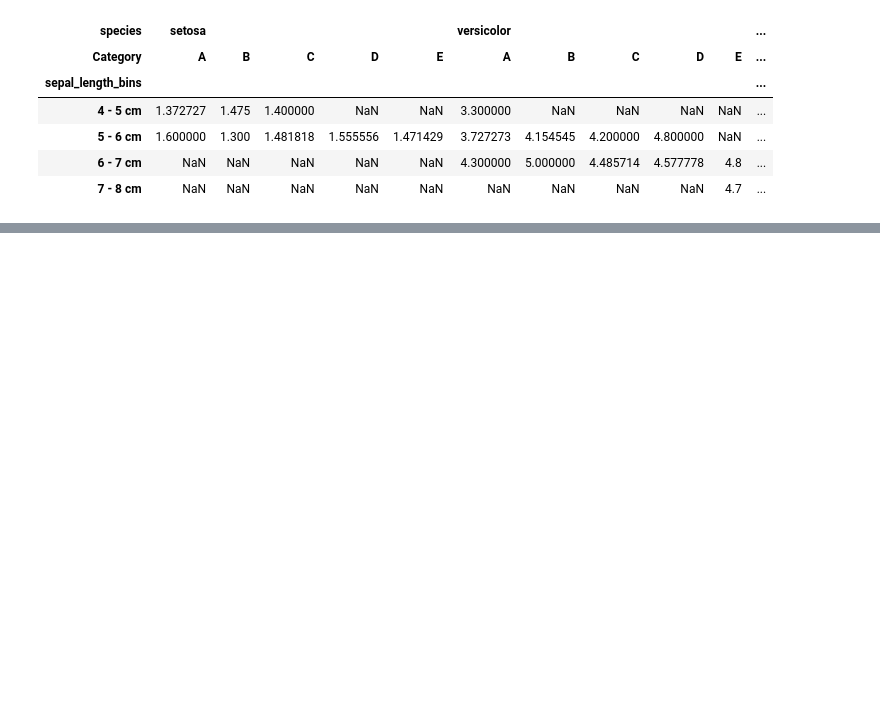
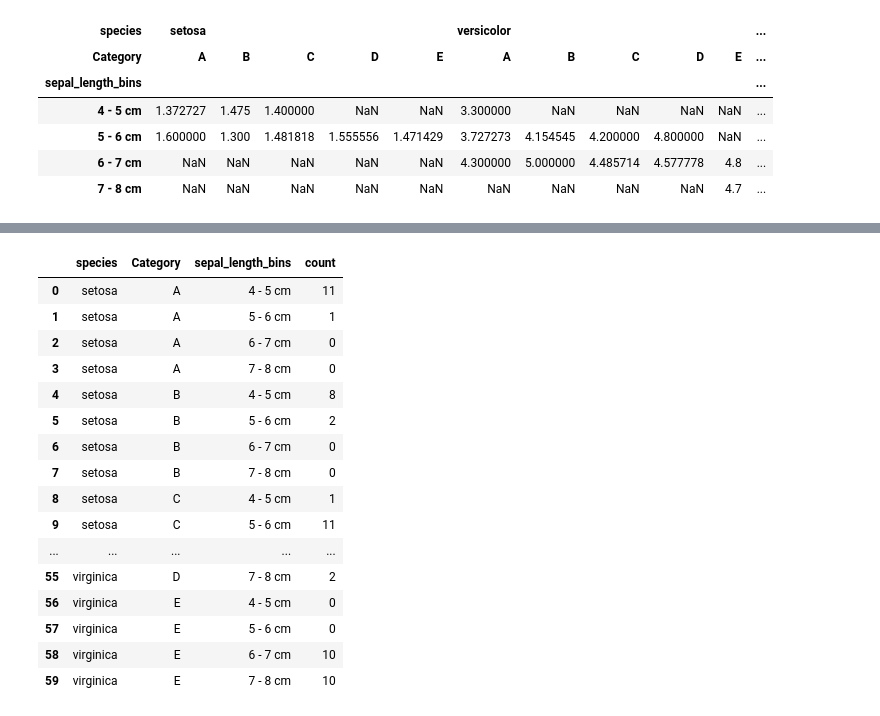
Before and after one commit to hejie2014/line_yanhua, a Jupyter notebook: Book1_Ch23_Python_Codes/Bk1_Ch23_01.ipynb, the cells around one changed output, grey strips where cells are left out. Cells and saved outputs as stored; diff of their text form; code cells hidden in the pictures; blank space fills up the shorter version.

```diff
--- a/Book1_Ch23_Python_Codes/Bk1_Ch23_01.ipynb
+++ b/Book1_Ch23_Python_Codes/Bk1_Ch23_01.ipynb
@@ -984,5 +1436,25 @@ count_matrix = pd.crosstab(index = [df.species, df.Category],
 
 count_matrix = count_matrix.stack().reset_index()
 count_matrix.rename(columns = {0:'count'}, inplace = True)
-count_matrix = count_matrix[count_matrix['count'] != 0]
+count_matrix_2 = count_matrix[count_matrix['count'] != 0]
 # 删除 'count' 列值为0的行
+# %%
+count_matrix
+# %% [output]
+|  | species | Category | sepal_length_bins | count |
+| 0 | setosa | A | 4 - 5 cm | 11 |
+| 1 | setosa | A | 5 - 6 cm | 1 |
+| 2 | setosa | A | 6 - 7 cm | 0 |
+| 3 | setosa | A | 7 - 8 cm | 0 |
+| 4 | setosa | B | 4 - 5 cm | 8 |
+| 5 | setosa | B | 5 - 6 cm | 2 |
+| 6 | setosa | B | 6 - 7 cm | 0 |
+| 7 | setosa | B | 7 - 8 cm | 0 |
+| 8 | setosa | C | 4 - 5 cm | 1 |
+| 9 | setosa | C | 5 - 6 cm | 11 |
+| ... | ... | ... | ... | ... |
+| 55 | virginica | D | 7 - 8 cm | 2 |
+| 56 | virginica | E | 4 - 5 cm | 0 |
+| 57 | virginica | E | 5 - 6 cm | 0 |
+| 58 | virginica | E | 6 - 7 cm | 10 |
+| 59 | virginica | E | 7 - 8 cm | 10 |
```
Also changed, not shown: parts of 94 cells of this notebook.
